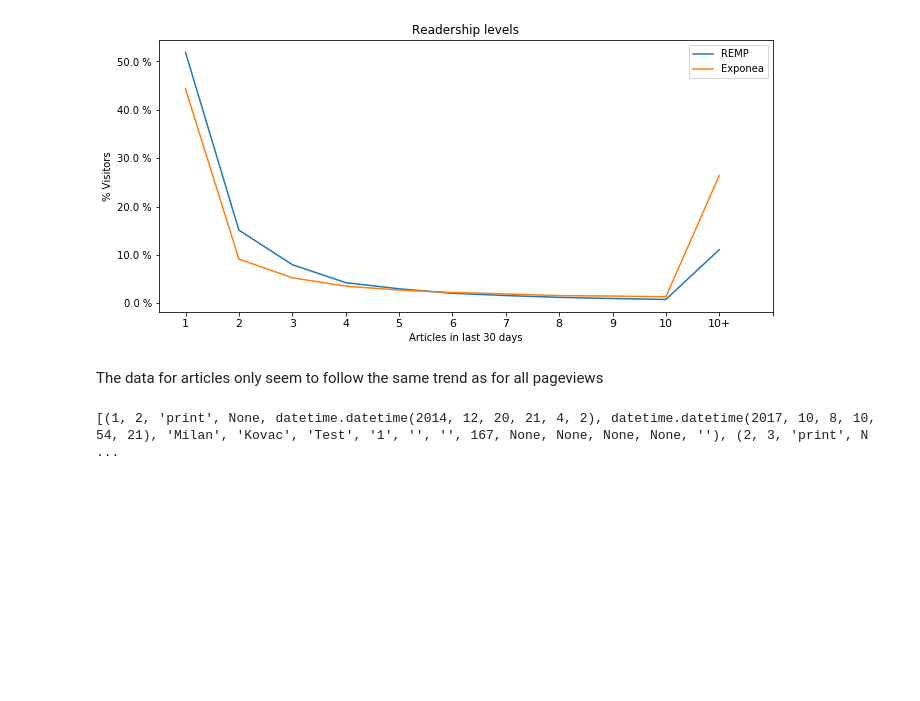
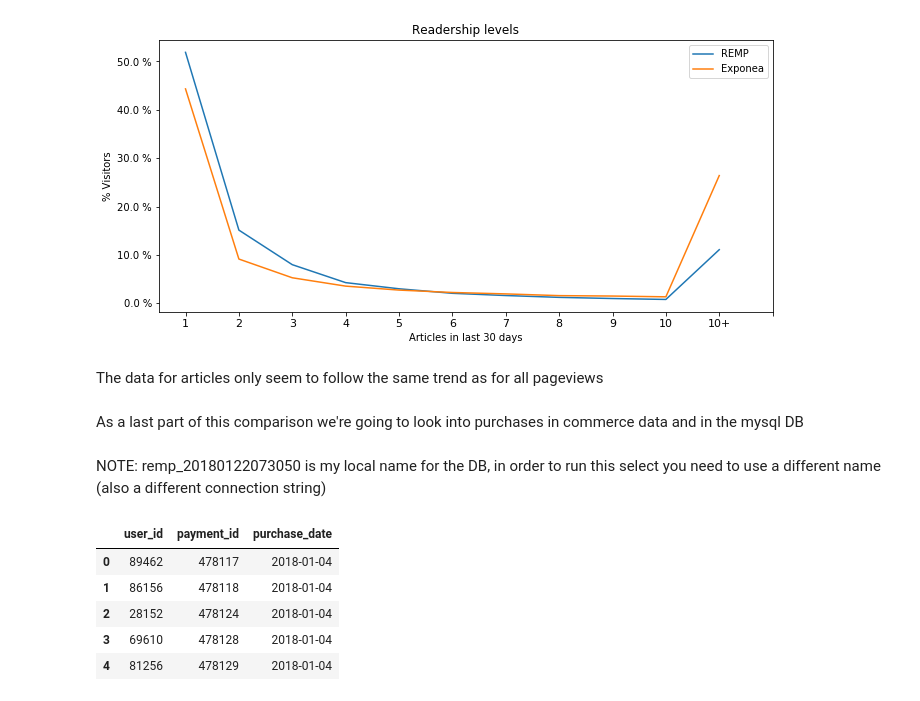
Before and after one commit to DOBss/remp, a Jupyter notebook: Pythia/Experiments/Data Exploration/rg-data-exploration-intro.ipynb, the cells around one changed output. Cells and saved outputs as stored; diff of their text form; code cells hidden in the pictures; blank space fills up the shorter version.

```diff
--- a/Pythia/Experiments/Data Exploration/rg-data-exploration-intro.ipynb
+++ b/Pythia/Experiments/Data Exploration/rg-data-exploration-intro.ipynb
@@ -233,6 +233,8 @@ plt.show()
 [figure]
 # %% [markdown]
 The data for articles only seem to follow the same trend as for all pageviews
+# %% [markdown]
+As a last part of this comparison we're going to look into purchases in commerce data and in the mysql DB
 # %%
 mysql_connection_string = 'mysql://root@localhost:3306'
 # %%
@@ -250,9 +252,31 @@ def create_connection(autocommit=True):
 
 
 engine, mysql = create_connection()
-# %%
-query = mysql.execute('select * from remp.addresses limit 5')
-result = query.fetchall()
-print(result)
-# %% [output]
-[(1, 2, 'print', None, datetime.datetime(2014, 12, 20, 21, 4, 2), datetime.datetime(2017, 10, 8, 10, 54, 21), 'Milan', 'Kovac', 'Test', '1', '', '', 167, None, None, None, None, ''), (2, 3, 'print', N ...
+# %% [markdown]
+NOTE: remp_20180122073050 is my local name for the DB, in order to run this select you need to use a different name (also a different connection string)
+# %%
+query_string = sqlalchemy.sql.text('''
+                                    SELECT
+                                        user_id,
+                                        id as payment_id,
+                                        DATE(created_at) AS purchase_date
+                                    FROM
+                                        remp_20180122073050.payments
+                                    WHERE
+                                        DATE(created_at) >= STR_TO_DATE(:min_date, '%Y-%m-%d')
+                                        AND DATE(created_at) <= STR_TO_DATE(:max_date, '%Y-%m-%d')
+                                        AND status = 'paid'
+                                        ''')
+query = mysql.execute(query_string,
+                      min_date=str(last_30_days[-1]),
+                      max_date=str(last_30_days[0]))
+payments = pd.DataFrame(query.fetchall())
+payments.columns = query.keys()
+payments.head()
+# %% [output]
+|  | user_id | payment_id | purchase_date |
+| 0 | 89462 | 478117 | 2018-01-04 |
+| 1 | 86156 | 478118 | 2018-01-04 |
+| 2 | 28152 | 478124 | 2018-01-04 |
+| 3 | 69610 | 478128 | 2018-01-04 |
+| 4 | 81256 | 478129 | 2018-01-04 |
```
Also changed, not shown: parts of 4 cells of this notebook.
